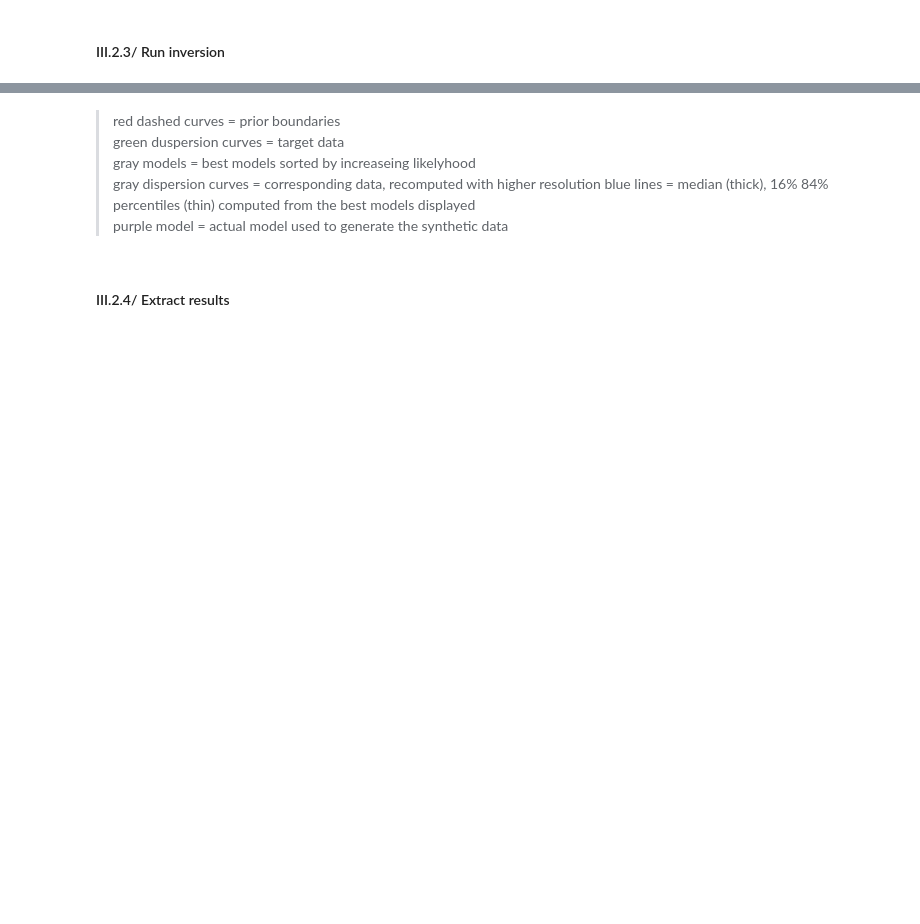
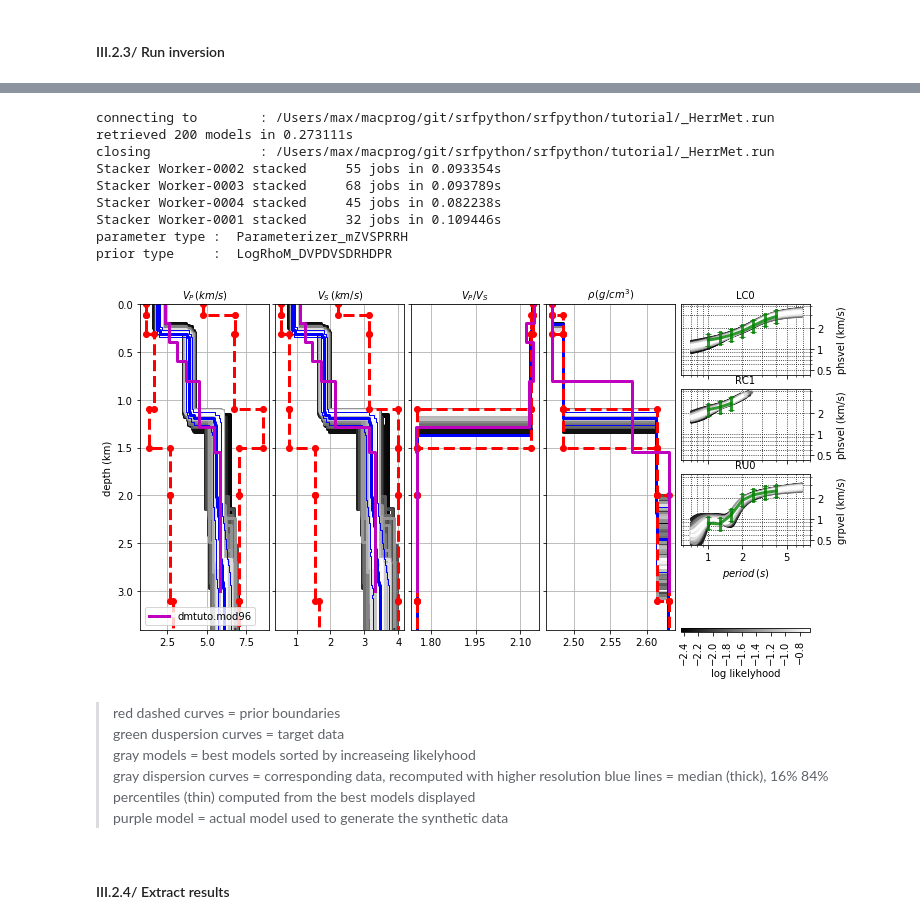
Before and after one commit to obsmax/srfpython, a Jupyter notebook: srfpython/tutorial/tutorial.ipynb, the cells around one changed output, grey strips where cells are left out. Saved outputs shown, nothing was run; the diff lists cells and outputs as text; code cells hidden in the pictures; blank space fills up the shorter version.

```diff
--- a/srfpython/tutorial/tutorial.ipynb
+++ b/srfpython/tutorial/tutorial.ipynb
@@ -172,14 +359,25 @@ A.write('_HerrMet.param')
 # %%
-#display the best 1000 models found and their image in the dataspace
+#display the best 200 models found and their image in the dataspace
 #(recomputed with thinner resolution : overdisp)
 #compute the median and std of the resulting population at each depth (blue)
 #display
 %run -i ../bin/HerrMet \
-        --disp 1000 1 \
+        --disp 200 1 \
             -overdisp -verbose off \
             -range \
             -inline \
             -m96 dmtuto.mod96
+# %% [output]
+connecting to        : /Users/max/macprog/git/srfpython/srfpython/tutorial/_HerrMet.run
+retrieved 200 models in 0.273111s
+closing              : /Users/max/macprog/git/srfpython/srfpython/tutorial/_HerrMet.run
+Stacker Worker-0002 stacked     55 jobs in 0.093354s
+Stacker Worker-0003 stacked     68 jobs in 0.093789s
+Stacker Worker-0004 stacked     45 jobs in 0.082238s
+Stacker Worker-0001 stacked     32 jobs in 0.109446s
+parameter type :  Parameterizer_mZVSPRRH
+prior type     :  LogRhoM_DVPDVSDRHDPR
+[figure, added]
 # %% [markdown]
 > red dashed curves = prior boundaries
 > green duspersion curves = target data
```
Also changed, not shown: parts of 19 cells of this notebook, 9 other files.
